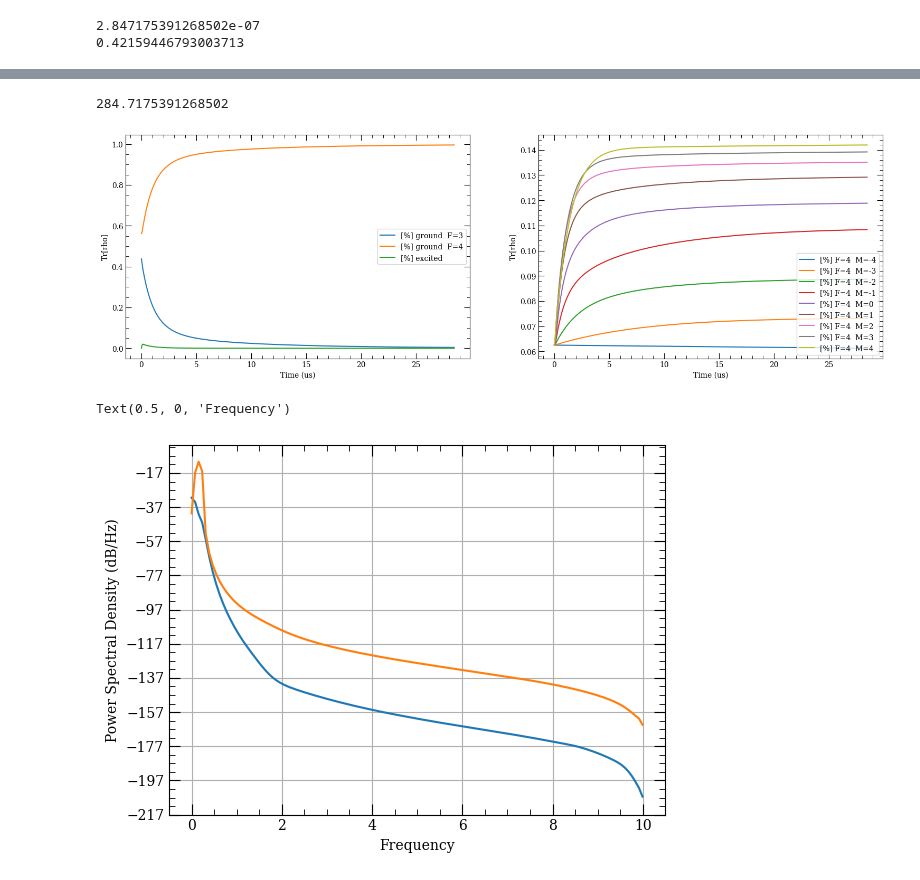
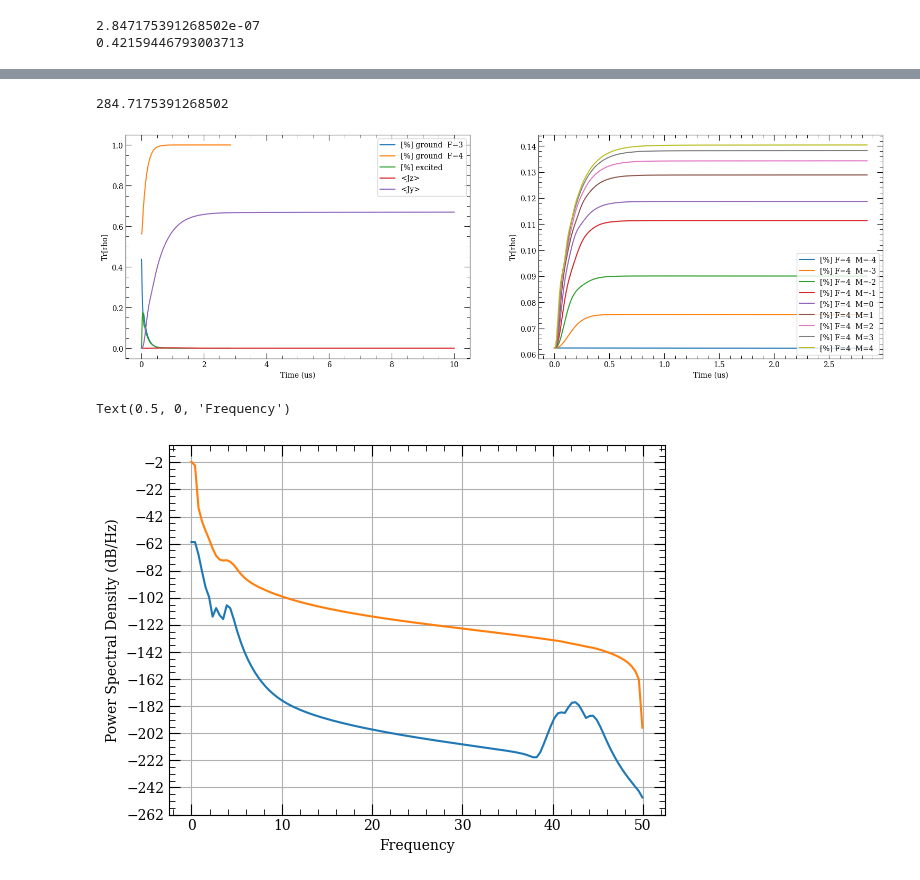
Before and after one commit to maimounabocoum/Mai-Qtip, a Jupyter notebook: PUMPING.ipynb, the cells around one changed output, grey strips where cells are left out. Drawn from its saved outputs; the diff is of its cells as text; code cells hidden in the pictures.

```diff
--- a/PUMPING.ipynb
+++ b/PUMPING.ipynb
@@ -172,9 +172,9 @@ atom = Caesium()
 E_D2 = atom.getEnergy(6,1,1.5) - atom.getEnergy(6,0,0.5)
 # convert to frequency
 omega_D2 = 2*np.pi*E_D2/constants.physical_constants['Planck constant in eV/Hz'][0]
-Eup   = atom.getHFSEnergyShift(1.5,4, atom.getHFSCoefficients(6,1,1.5)[0] , atom.getHFSCoefficients(6,1,1.5)[1])
+Eup   = atom.getHFSEnergyShift(1.5,3, atom.getHFSCoefficients(6,1,1.5)[0] , atom.getHFSCoefficients(6,1,1.5)[1])
 Edown = atom.getHFSEnergyShift(0.5,3, atom.getHFSCoefficients(6,0,0.5)[0] , atom.getHFSCoefficients(6,0,0.5)[1])
-omega_L = omega_D2 + 2*np.pi*(Eup - Edown) #F3->F'3 transtion frequency Hz
+omega_L = omega_D2 + 2*np.pi*(Eup - Edown) + 2*np.pi*0 #F3->F'3 transtion frequency in Hz
 # initial field properties for semi-classical simulation
 Power = 5e-3 ;            # field power in Watt
 S     = (1e-3)*(5e-2)     # insident surface in m^2
@@ -182,7 +182,7 @@ phi   = 0                 # phase of the field
 Delta = (omega_L-omega_D2)/(2*np.pi) # Detuning of the field (rotation frame wl = w0 + 2*pi*Delta , where w0 is D2 line) in Hz
 Pol   = [1,0]             # distribution of polarization state [% of sigma+ , % of sigma-]
 
-Bx = 1e-3       # Magnetic field along x in T
+Bx = 0e-3       # Magnetic field along x in T
 # constants
 muB = constants.physical_constants['Bohr magneton'][0] # Bohr magneton SI units
 
@@ -208,10 +208,10 @@ for m in range(0,my_cesium.N,1):
     B = atom.getHFSCoefficients(6,my_cesium.L[m],my_cesium.J[m])[1]
     gf = atom.getLandegf( my_cesium.L[m] , my_cesium.J[m] , my_cesium.F[m] ) # get Landé coefficient getLandegf(s,j,F)
     omegas = (gf*muB*Bx)/(constants.hbar)
-    Hs.data[m,m] = ((-1)**my_cesium.L[m])*T*(Delta/2) \
-                 + T*atom.getHFSEnergyShift(my_cesium.J[m],my_cesium.F[m], A , B)\
-                 + my_cesium.M[m]*omegas*T/(2*np.pi)\
-                 + (my_cesium.M[m]**2)*2*(omegas/A)*(T*omegas)/(2*np.pi)**3
+    Hs.data[m,m] = ((-1)**my_cesium.L[m])*T*(2*np.pi*Delta/2) \
+                 + T*(2*np.pi)*(atom.getHFSEnergyShift(my_cesium.J[m],my_cesium.F[m], A , B))\
+                 + T*my_cesium.M[m]*omegas \
+                 + (my_cesium.M[m]**2)*2*(omegas/A)*(T*omegas)/(2*np.pi)**2
 #(T/(4*np.pi))*(Delta + atom.getHFSEnergyShift(my_cesium.J[m],my_cesium.F[m],A,B))
 # define the adimensioned Interaction Hamiltonian
 
@@ -234,15 +234,15 @@ for m in range(0,my_cesium.N,1):
                                             6,my_cesium.L[j],my_cesium.J[j],my_cesium.F[j],my_cesium.M[j],-1)
 
                         # norlalization
-                        HsigmaUp        = -(T*ea0/(2*np.pi*constants.hbar))*HsigmaUp
-                        HsigmaDown      = -(T*ea0/(2*np.pi*constants.hbar))*HsigmaDown
+                        HsigmaUp        = -(T*ea0/(constants.hbar))*HsigmaUp
+                        HsigmaDown      = -(T*ea0/(constants.hbar))*HsigmaDown
 
 
 
-                        HintSigmaUp.data[j,m]  = HsigmaUp
-                        HintSigmaUp_.data[m,j] = np.conj(HintSigmaUp.data[j,m])
-                        HintSigmaDn.data[j,m] =  HsigmaDown
-                        HintSigmaDn_.data[m,j] = np.conj(HintSigmaDn.data[j,m])
+                        HintSigmaUp.data[j,m]   = HsigmaUp
+                        HintSigmaUp_.data[m,j]  = np.conj(HintSigmaUp.data[j,m])
+                        HintSigmaDn.data[j,m]   = HsigmaDown
+                        HintSigmaDn_.data[m,j]  = np.conj(HintSigmaDn.data[j,m])
 
                     except: # catch the error returned when to dipolar transistion is defined
                         pass
@@ -368,9 +368,9 @@ for i in range(-4,5):
 # %%
 # Run simulation
 opts = Options()
-rho0 = output.states[1999] # uncomment to launch on last state output
-opts.store_states = True
+# rho0 = output.states[1999] # uncomment to launch on last state output
+opts.store_states = False
 opts.store_final_state = True
-t = np.linspace(0,100,2000) # Define time vector
+t = np.linspace(0,10,1000) # Define time vector
 # collaspe operator list : Cops
 output = mesolve( H , rho0 , t , Cops , e_ops=ObsOp , options=opts ) # return a list density matrices over time in "output.states"
@@ -398,28 +377,28 @@ Qobj data =
 # %%
 # print(population density on each hyperfine level)
 # for i in range(0,len(t)):
 #     [i]  = np.real(output.states[i].tr())
 
 fig, ax = plt.subplots(1,2)
 fig.set_size_inches(18.5, 5.5)
 ax[0].plot(T*output.times*1e6, output.expect[0],label='[%] ground  F=3')
 ax[0].plot(T*output.times*1e6, output.expect[1],label='[%] ground  F=4')
 ax[0].plot(T*output.times*1e6, output.expect[2],label='[%] excited')
-# ax[0].plot(output.times, output.expect[3],label='<Jz>')
-# ax[0].plot(output.times, output.expect[4],label='<Jy>')
+ax[0].plot(T*output.times*1e6, output.expect[3],label='<Jz>')
+ax[0].plot(T*output.times*1e6, output.expect[4],label='<Jy>')
 ax[0].legend()
 ax[0].set_xlabel('Time (us)')
 ax[0].set_ylabel('Tr[rho]')
 
 for i in range(5,14):
     ax[1].plot(T*output.times*1e6, output.expect[i],label='[%] F=4  M='+str(i-9))
 ax[1].legend()
 ax[1].set_xlabel('Time (us)')
 ax[1].set_ylabel('Tr[rho]')
 print(1e9*T)
 # %% [output]
 284.7175391268502
-[figure, old version]
+[figure, new version]
 # %%
 # plot Fourier transform of the result
 Freqs = 1/(output.times[1] - output.times[0])
@@ -428,4 +407,4 @@ FFT_meanJz = plt.psd(output.expect[4],Fs=Freqs)
 plt.xlabel('Frequency')
 # %% [output]
 Text(0.5, 0, 'Frequency')
-[figure, old version]
+[figure, new version]
```
Also changed, not shown: parts of 1 cell of this notebook, 4 other files.
